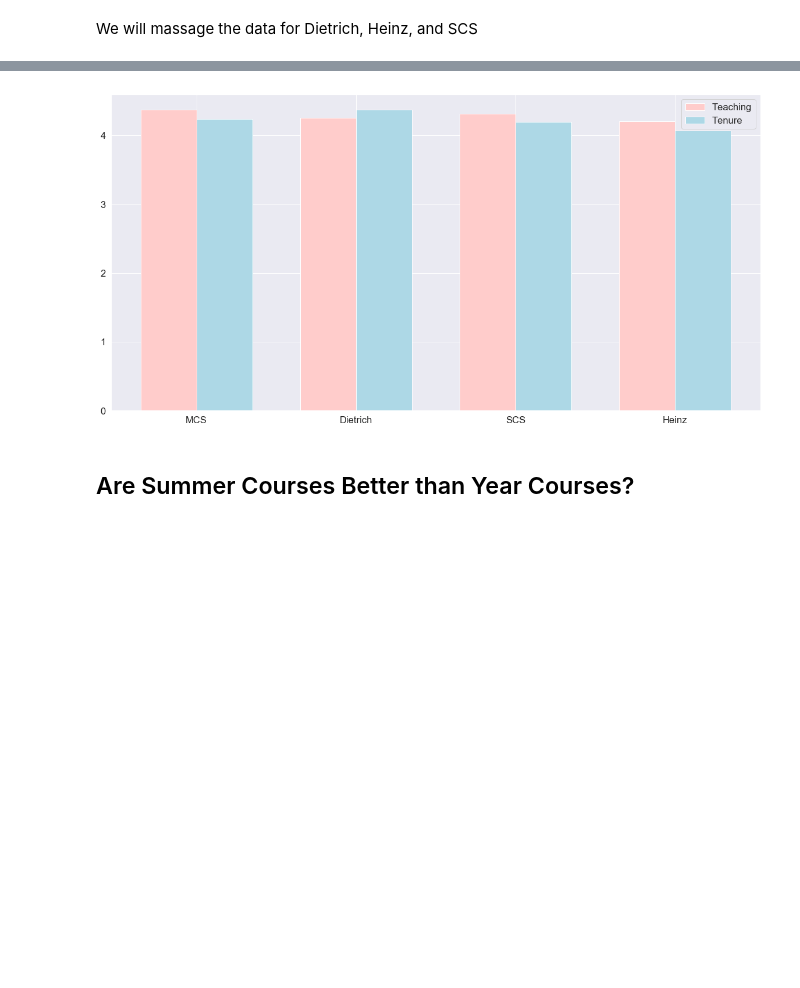
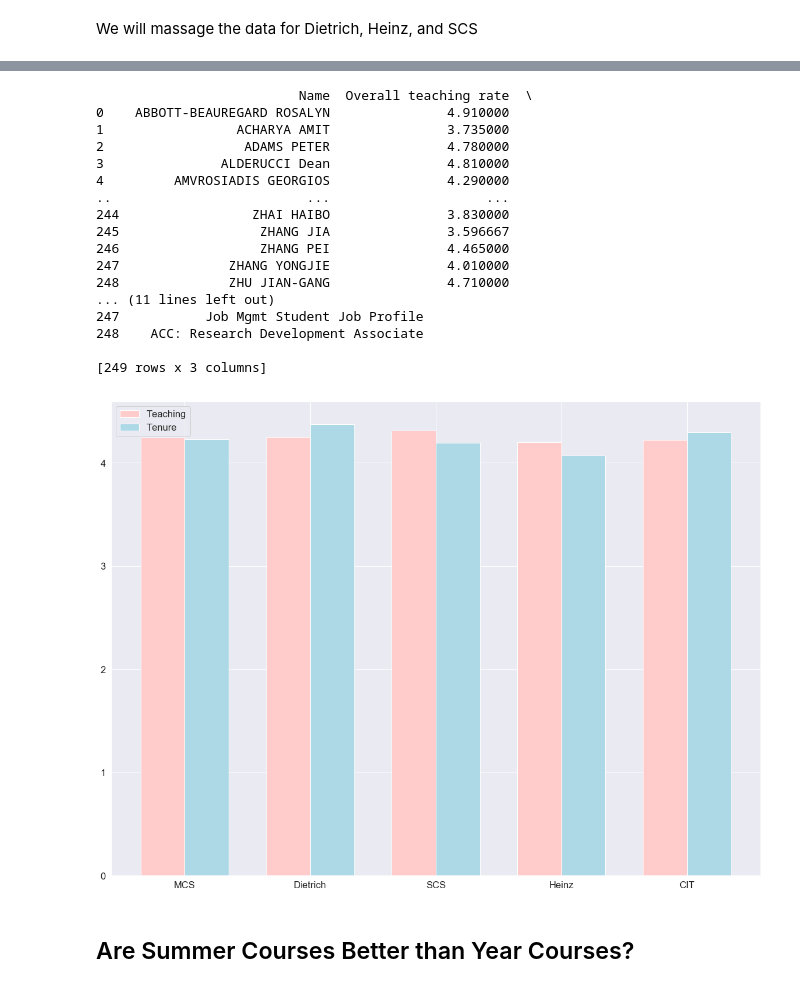
Before and after one commit to TheJYKoder/-15-388-Final-Project-F19-, a Jupyter notebook: 15388 Final Project FCE.ipynb, the cells around one changed output, grey strips where cells are left out. Saved outputs shown, nothing was run; the diff lists cells and outputs as text; code cells hidden in the pictures; blank space fills up the shorter version.

```diff
--- a/15388 Final Project FCE.ipynb
+++ b/15388 Final Project FCE.ipynb
@@ -174,6 +188,6 @@ if not os.path.exists("SCS2019.csv"):
 # %%
-scraped_lst = ["Scraped_Dietrich2019.csv", "Scraped_Heinz2019.csv", "Scraped_SCS2019.csv"]
-name_lst = ["Dietrich2019.csv", "Heinz2019.csv", "SCS2019.csv"]
+scraped_lst = ["Scraped_Dietrich2019.csv", "Scraped_Heinz2019.csv", "Scraped_SCS2019.csv", "Scraped_MCS2019.csv", "Scraped_CIT2019.csv"]
+name_lst = ["Dietrich2019.csv", "Heinz2019.csv", "SCS2019.csv", "MCS2019.csv", "CIT2019.csv"]
 # %%
 df_2019Heinz_info = df_2019Heinz[["Name", "Overall teaching rate"]]
 df_2019Heinz_info.reset_index(inplace=True,drop=True)
@@ -184,13 +198,23 @@ df_2019Dietrich_info.reset_index(inplace=True,drop=True)
 df_2019SCS_info = df_2019SCS[["Name", "Overall teaching rate"]]
 df_2019SCS_info.reset_index(inplace=True,drop=True)
 
+df_2019MCS_info = df_2019MCS[["Name", "Overall teaching rate"]]
+df_2019MCS_info.reset_index(inplace=True,drop=True)
+
+df_2019CIT_info = df_2019CIT[["Name", "Overall teaching rate"]]
+df_2019CIT_info.reset_index(inplace=True,drop=True)
+
 df_2019Dietrich_info = df_2019Dietrich_info.groupby(["Name"]).mean()
 df_2019Heinz_info = df_2019Heinz_info.groupby(["Name"]).mean()
 df_2019SCS_info = df_2019SCS_info.groupby(["Name"]).mean()
+df_2019MCS_info = df_2019MCS_info.groupby(["Name"]).mean()
+df_2019CIT_info = df_2019CIT_info.groupby(["Name"]).mean()
 
 df_2019Dietrich_info = df_2019Dietrich_info.reset_index()
 df_2019Heinz_info = df_2019Heinz_info.reset_index()
 df_2019SCS_info = df_2019SCS_info.reset_index()
+df_2019MCS_info = df_2019MCS_info.reset_index()
+df_2019CIT_info = df_2019CIT_info.reset_index()
 # %%
 # df_2019Heinz_info
 # %%
@@ -248,0 +258,9 @@ mcs_faculty = mcs_faculty[pd.notnull(mcs_faculty['Overall teaching rate'])]
+# %%
+scraped_mcs_df = pd.read_csv(scraped_lst[3])
+
+scraped_mcs_df["Title"] = scraped_mcs_df["Info"].apply(f)
+
+df_2019MCS_info_merged = df_2019MCS_info.merge(scraped_mcs_df, how="outer", left_index=True,right_index=True)
+if ("ItemID" in df_2019MCS_info_merged.columns) and ("Info" in df_2019MCS_info_merged.columns):
+    df_2019MCS_info_merged = df_2019MCS_info_merged.drop(columns=["ItemID", "Info"])
+df_2019MCS_info
@@ -248,0 +281,9 @@ mcs_faculty = mcs_faculty[pd.notnull(mcs_faculty['Overall teaching rate'])]
+# %%
+scraped_cit_df = pd.read_csv(scraped_lst[4])
+
+scraped_cit_df["Title"] = scraped_cit_df["Info"].apply(f)
+
+df_2019CIT_info_merged = df_2019CIT_info.merge(scraped_cit_df, how="outer", left_index=True,right_index=True)
+if ("ItemID" in df_2019CIT_info_merged.columns) and ("Info" in df_2019CIT_info_merged.columns):
+    df_2019CIT_info_merged = df_2019CIT_info_merged.drop(columns=["ItemID", "Info"])
+df_2019CIT_info
@@ -249,33 +304,51 @@ mcs_faculty = mcs_faculty[pd.notnull(mcs_faculty['Overall teaching rate'])]
 # %%
-schools = ["MCS", "Dietrich", "SCS", "Heinz"]
-csvs = [mcs_faculty, df_2019Dietrich_info_merged, df_2019SCS_info_merged, df_2019Heinz_info_merged]
+schools = ["MCS", "Dietrich", "SCS", "Heinz", "CIT"]
+csvs = [df_2019MCS_info_merged, df_2019Dietrich_info_merged, df_2019SCS_info_merged, df_2019Heinz_info_merged, df_2019CIT_info_merged]
 
+print(df_2019CIT_info_merged)
 teachList = []
 tenureList = []
 
 for file in csvs:
     teaching, tenure = getTeachingVsTenure(file)
     teachList.append(sum(teaching)/len(teaching))
     tenureList.append(sum(tenure)/len(tenure))
 
 N = len(schools)
 
 ind = np.arange(N)  # the x locations for the groups
 width = 0.35       # the width of the bars
 
-fig, ax = plt.subplots(figsize=(20, 10))
+fig, ax = plt.subplots(figsize=(20, 15))
 bar1 = ax.bar(ind, teachList, width, color='#ffcccb')
 bar2 = ax.bar(ind + width, tenureList, width, color='#add8e6')
 
 # add some text for labels, title and axes ticks
 ax.set_xticks(ind + width / 2)
 ax.set_xticklabels(schools)
 
 ax.legend((bar1[0], bar2[0]), ('Teaching', 'Tenure'))
 
 plt.show()
 # %% [output]
+                          Name  Overall teaching rate  \
+0    ABBOTT-BEAUREGARD ROSALYN               4.910000
+1                 ACHARYA AMIT               3.735000
+2                  ADAMS PETER               4.780000
+3               ALDERUCCI Dean               4.810000
+4         AMVROSIADIS GEORGIOS               4.290000
+..                         ...                    ...
+244                 ZHAI HAIBO               3.830000
+245                  ZHANG JIA               3.596667
+246                  ZHANG PEI               4.465000
+247              ZHANG YONGJIE               4.010000
+248              ZHU JIAN-GANG               4.710000
+... (11 lines left out)
+247           Job Mgmt Student Job Profile
+248    ACC: Research Development Associate
+
+[249 rows x 3 columns]
-[figure, old version]
+[figure, new version]
 # %% [markdown]
 ## Are Summer Courses Better than Year Courses?
 # %%
```
Also changed, not shown: parts of 6 cells of this notebook, 4 other files.
